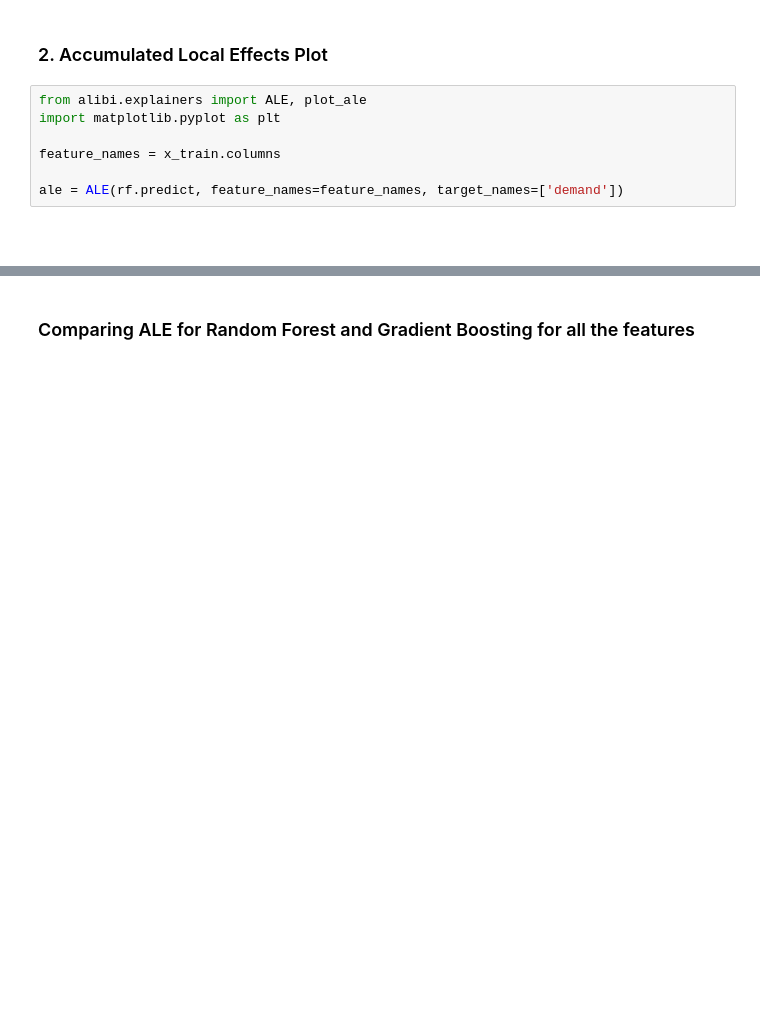
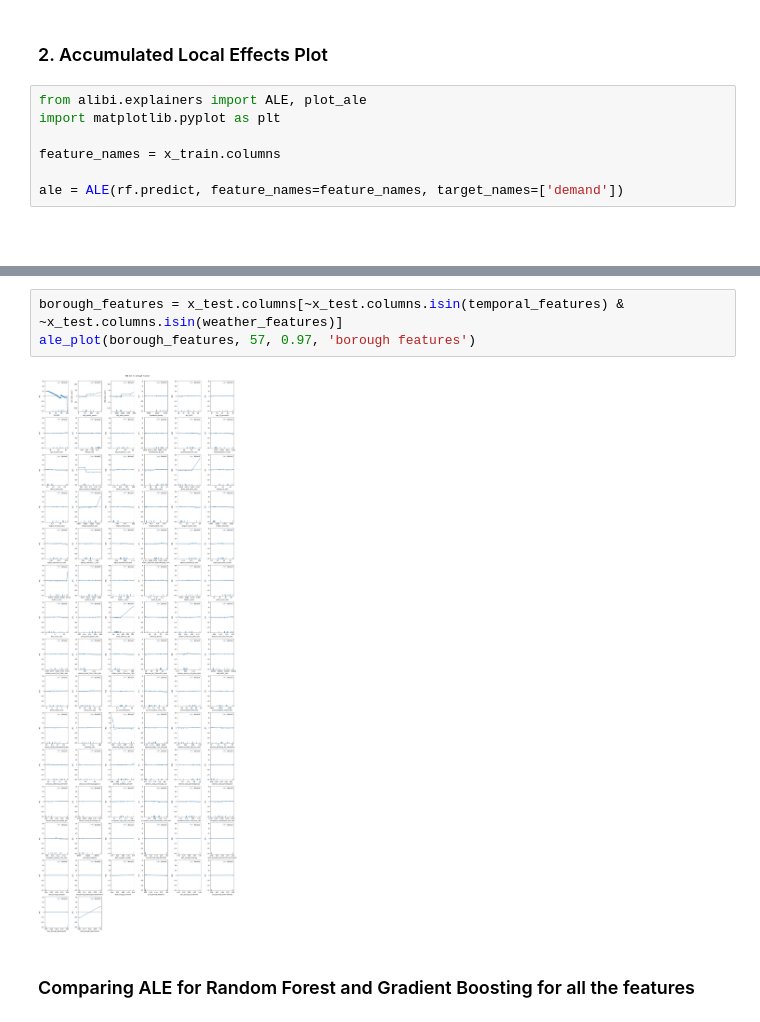
Before and after one commit to tabeaeggler/UrbanMobility, a Jupyter notebook: notebooks/07_feature_attribution_trees.ipynb, the cells around one changed output, grey strips where cells are left out. Cells and saved outputs as stored; diff of their text form; blank space fills up the shorter version.

```diff
--- a/notebooks/07_feature_attribution_trees.ipynb
+++ b/notebooks/07_feature_attribution_trees.ipynb
@@ -103,2 +138,7 @@ plot_ale(rf_exp, n_cols=6, fig_kw={'figwidth':14, 'figheight': 7});
+# %%
+borough_features = x_test.columns[~x_test.columns.isin(temporal_features) & ~x_test.columns.isin(weather_features)]
+ale_plot(borough_features, 57, 0.97, 'borough features')
+# %% [output]
+[figure, added]
 # %% [markdown]
 ### Comparing ALE for Random Forest and Gradient Boosting for all the features
```
Also changed, not shown: parts of 11 cells of this notebook, 3 other files.
